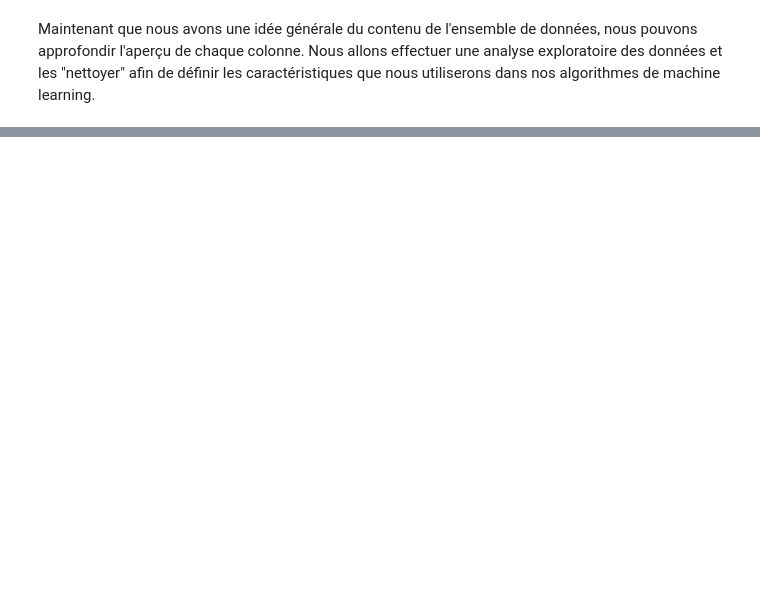
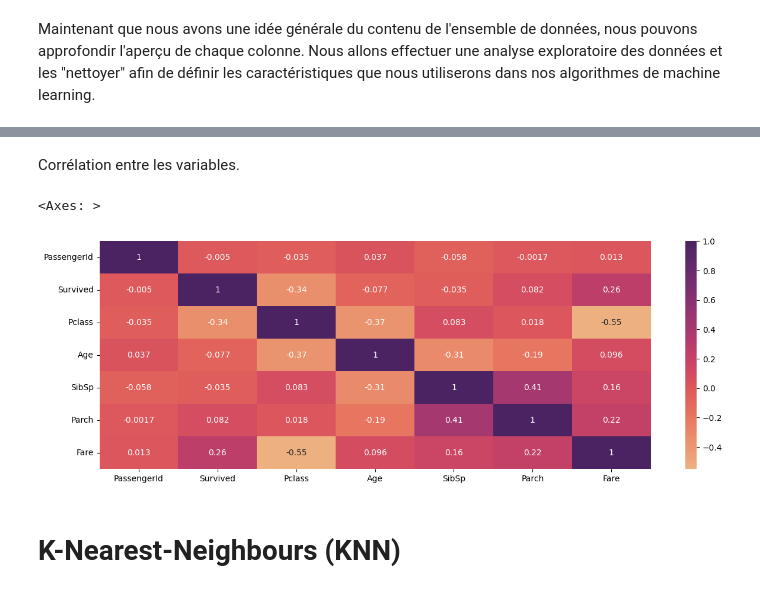
Before and after one commit to Str0mG/ML01-MachineLearning, a Jupyter notebook: ML01 Projet V1.ipynb, the cells around one changed output, grey strips where cells are left out. Cells and saved outputs as stored; diff of their text form; code cells hidden in the pictures; blank space fills up the shorter version.

```diff
--- a/ML01 Projet V1.ipynb
+++ b/ML01 Projet V1.ipynb
@@ -232,0 +244,11 @@ Text(0.5, 1.0, 'Age Histogram')
+# %% [markdown]
+Corrélation entre les variables.
+# %%
+plt.figure(figsize=(15, 5))
+custom_palette = sns.color_palette("flare", as_cmap=True)  # Substitua "coolwarm" pela paleta de cores desejada
+sns.heatmap(df_train.corr(), annot=True, cmap=custom_palette)
+# %% [output]
+<Axes: >
+[figure, added]
+# %% [markdown]
+# K-Nearest-Neighbours (KNN)
```
Also changed, not shown: parts of 11 cells of this notebook, 7 other files.
